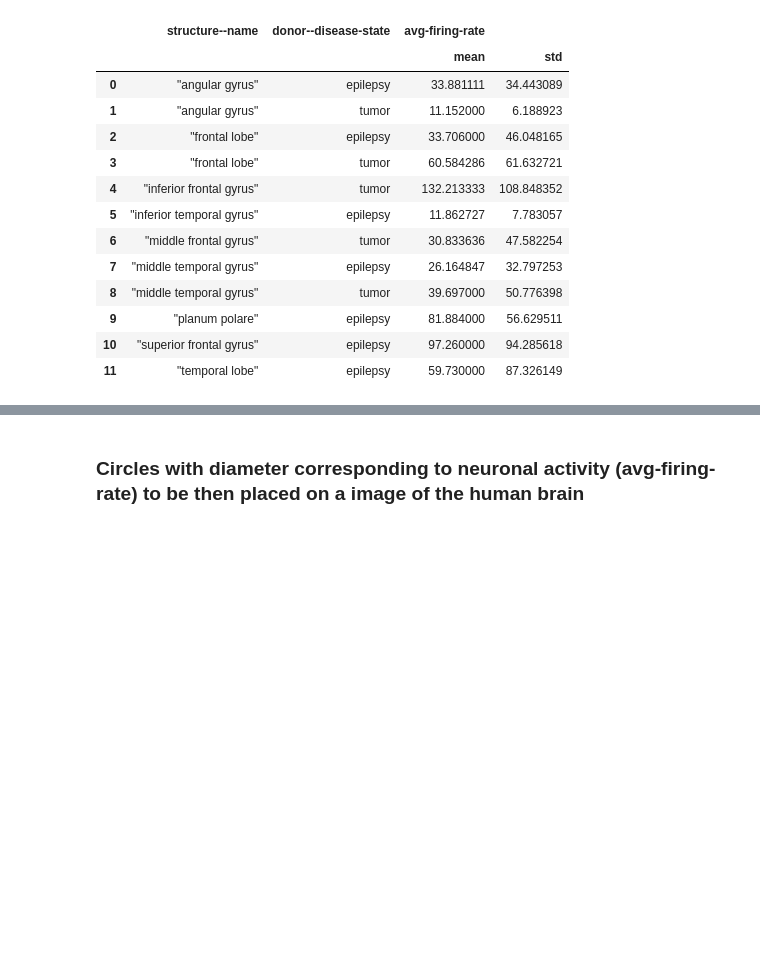
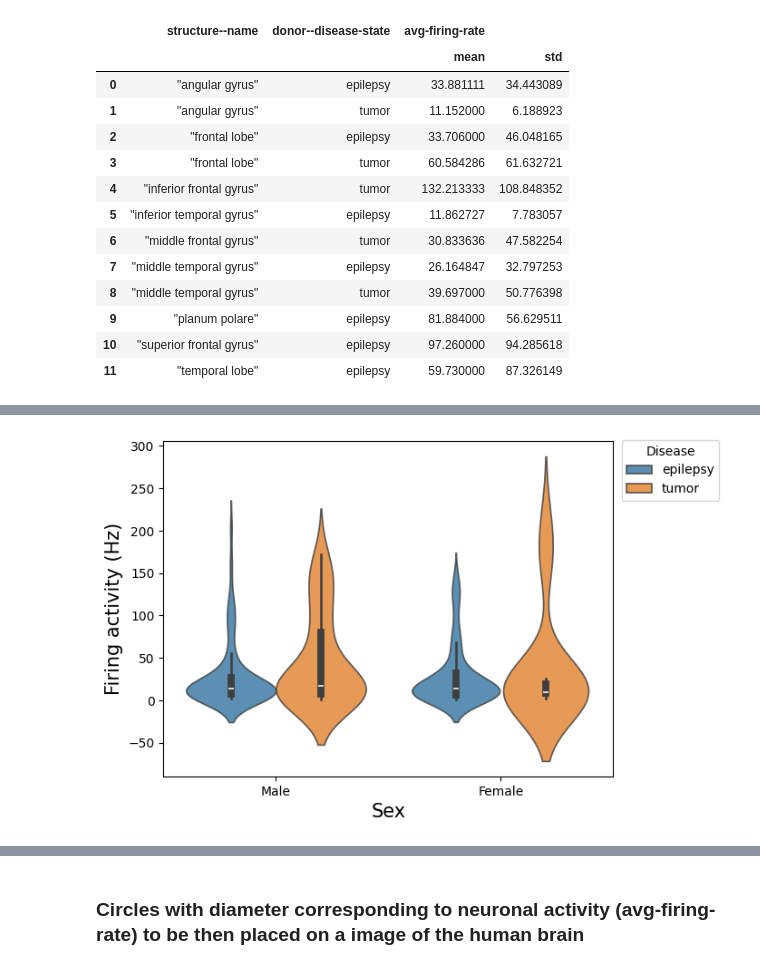
Before and after one commit to LauraMonni1/Project_Human-Brain-Neurons-Analysis, a Jupyter notebook: notebooks/Draft_human_all.ipynb, the cells around one changed output, grey strips where cells are left out. Cells and saved outputs as stored; diff of their text form; code cells hidden in the pictures; blank space fills up the shorter version.

```diff
--- a/notebooks/Draft_human_all.ipynb
+++ b/notebooks/Draft_human_all.ipynb
@@ -469,0 +433,9 @@ plt.legend(title = "Disease", prop = {"size" : 10}, bbox_to_anchor=(1.25, 0.91),
+# %%
+violin_firing_region = sns.violinplot(data=df, x="donor--sex", y="avg-firing-rate", hue="donor--disease-state", alpha = 0.8)
+violin_firing_region.set_xlabel("Sex", fontsize=15)
+violin_firing_region.set_ylabel("Firing activity (Hz)", fontsize=15)
+plt.legend(title = "Disease", bbox_to_anchor=(1.25, 0.913), loc = "center right")
+
+plt.savefig("violin_firing_age.png", bbox_inches='tight')
+# %% [output]
+[figure, added]
```
Also changed, not shown: parts of 33 cells of this notebook, 8 other files.
